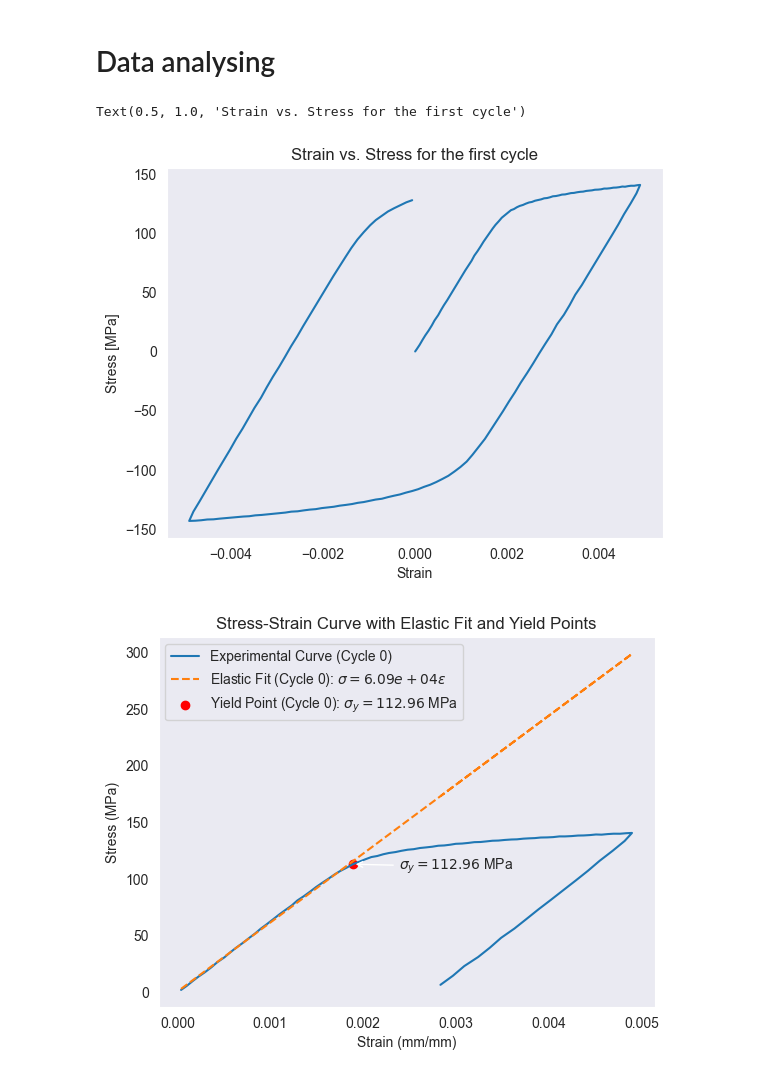
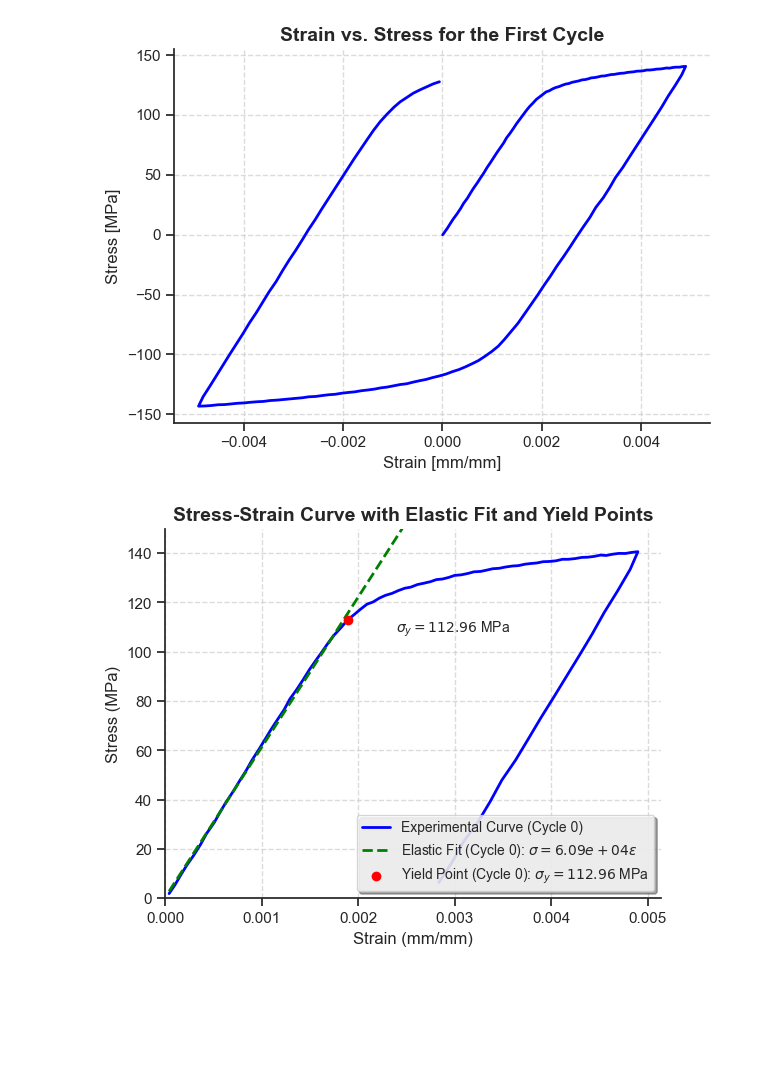
Before and after one commit to LouisPauchet/2024_INSA_MM_Project, a Jupyter notebook: ProcessingExperiement.ipynb, the cells around one changed output. Drawn from its saved outputs; the diff is of its cells as text; code cells hidden in the pictures; blank space fills up the shorter version.

```diff
--- a/ProcessingExperiement.ipynb
+++ b/ProcessingExperiement.ipynb
@@ -52,14 +49,24 @@ cycle_list = [0] + cycle_list
 df['Cycle'] = cycle_list[:len(df)]  # Ensure the lengths match
 
 df["stress_derivative"] = df["Contrainte (MPa)"].diff()
-# %% [markdown]
-# Data analysing
 # %%
-plt.plot(df[df["Cycle"]==0]["Déformation"], df[df["Cycle"]==0]["Contrainte (MPa)"])
-plt.grid()
-plt.xlabel("Strain")
-plt.ylabel("Stress [MPa]")
-plt.title("Strain vs. Stress for the first cycle")
+# Apply the Seaborn "ticks" theme
+sns.set_theme(style="ticks")
+
+# Create the plot using Matplotlib
+plt.plot(df[df["Cycle"] == 0]["Déformation"], df[df["Cycle"] == 0]["Contrainte (MPa)"], color="blue", label='Cycle 0', linewidth=2)
+
+# Customize grid, labels, and title
+plt.grid(True, linestyle='--', alpha=0.7)
+plt.xlabel("Strain [mm/mm]", fontsize=12)
+plt.ylabel("Stress [MPa]", fontsize=12)
+plt.title("Strain vs. Stress for the First Cycle", fontsize=14, weight='bold')
+#plt.legend()
+plt.tight_layout()
+
+# Remove the top and right spines (ticks theme specific)
+sns.despine()
+
+plt.savefig("./fig_report/first_cycle.png", dpi=300)
 # %% [output]
-Text(0.5, 1.0, 'Strain vs. Stress for the first cycle')
-[figure, old version]
+[figure, new version]
@@ -86,24 +73,36 @@ def get_sigma_y(df, lim=2):
 # %%
-# First Yield Point and Elastic Fit (Cycle 0)
-sigma_y, strain_y, deformation, predicted_stress, E = get_sigma_y(
+sigma_y, strain_y, deformation, predicted_stress, E, strain_plot, stress_plot = get_sigma_y(
     df[(df["Cycle"] == 0) & (df["Déformation"] > 0) & (df["Contrainte (MPa)"] > 0)]
 )
+
+# Apply the Seaborn "ticks" theme
+sns.set_theme(style="ticks")
 
 # Plot the experimental stress-strain curve for Cycle 0
 plt.plot(
     df[(df["Cycle"] == 0) & (df["Déformation"] > 0) & (df["Contrainte (MPa)"] > 0)]["Déformation"],
     df[(df["Cycle"] == 0) & (df["Déformation"] > 0) & (df["Contrainte (MPa)"] > 0)]["Contrainte (MPa)"],
-    label="Experimental Curve (Cycle 0)"
+    label="Experimental Curve (Cycle 0)",
+    color="blue",
+    linewidth=2
 )
 
 # Plot the elastic fit curve
 plt.plot(
-    deformation, predicted_stress,
-    label=rf'Elastic Fit (Cycle 0): $\sigma={E:.2e}\varepsilon$', linestyle='--'
+    strain_plot, stress_plot,
+    label=rf'Elastic Fit (Cycle 0): $\sigma={E:.2e}\varepsilon$',
+    linestyle='--',
+    color="green",
+    linewidth=2
 )
 
 # Highlight and annotate the first yield point (\sigma_y)
-plt.scatter(strain_y, sigma_y, color='red', label=rf'Yield Point (Cycle 0): $\sigma_y={sigma_y:.2f}$ MPa')
+plt.scatter(
+    strain_y, sigma_y,
+    color='red',
+    label=rf'Yield Point (Cycle 0): $\sigma_y={sigma_y:.2f}$ MPa',
+    zorder=5
+)
 plt.annotate(
     rf'$\sigma_y={sigma_y:.2f}$ MPa',
     xy=(strain_y, sigma_y),
@@ -112,17 +111,22 @@ plt.annotate(
     fontsize=10
 )
 
+# Add labels, title, legend, and grid
+plt.xlabel("Strain (mm/mm)", fontsize=12)
+plt.ylabel("Stress (MPa)", fontsize=12)
+plt.title("Stress-Strain Curve with Elastic Fit and Yield Points", fontsize=14, weight="bold")
+plt.legend(fontsize=10, loc='best', frameon=True, fancybox=True, shadow=True, framealpha=0.8)
+plt.grid(True, linestyle='--', alpha=0.7)
+plt.ylim(0, 150)
+plt.xlim(0)
+
+# Remove the top and right spines (ticks theme specific)
+sns.despine()
+
+plt.savefig("./fig_report/identification_signa_y.png", dpi=300)
+
 sigma_y0 = sigma_y
 strain_y0 = strain_y
-epsilon_p0 = deformation.iloc[-1]
-# Add labels, title, legend, and grid
-plt.xlabel("Strain (mm/mm)")
-plt.ylabel("Stress (MPa)")
-plt.title("Stress-Strain Curve with Elastic Fit and Yield Points")
-plt.legend()
-plt.grid()
-
-# Show the plot
-plt.show()
+epsilon_p0 = df[(df["Cycle"] == 0) & (df["Déformation"] > 0) & (df["Contrainte (MPa)"] > 0)]["Déformation"].max()
 # %% [output]
-[figure, old version]
+[figure, new version]
```
Also changed, not shown: parts of 27 cells of this notebook.
